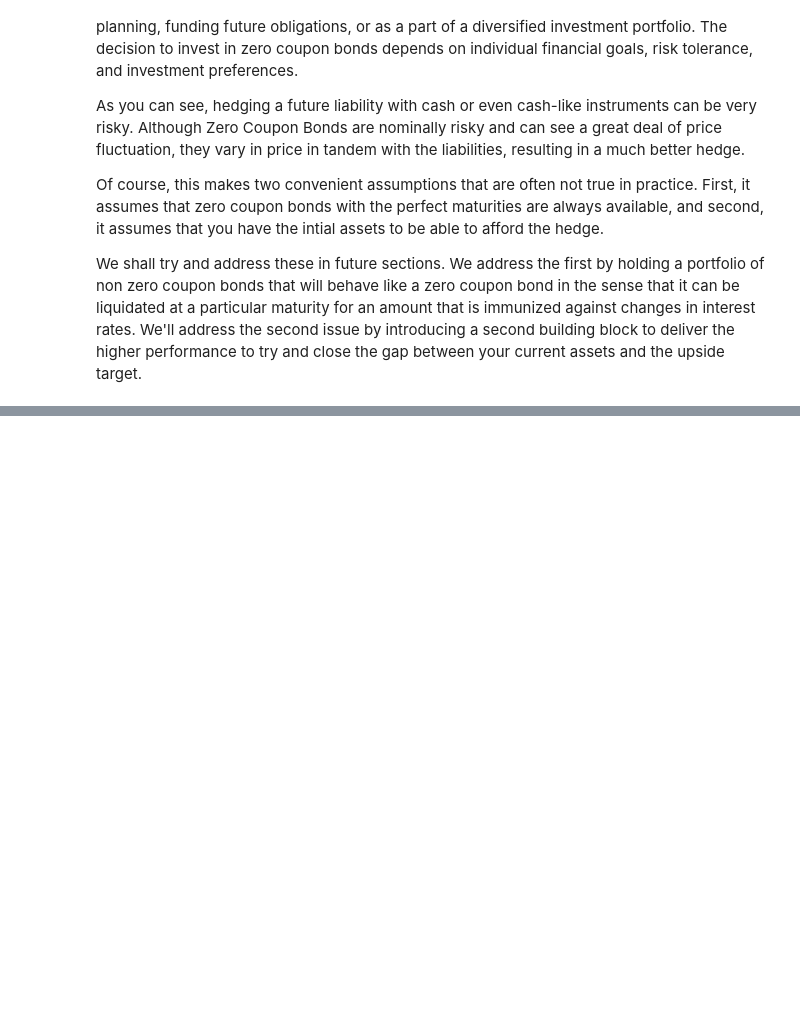
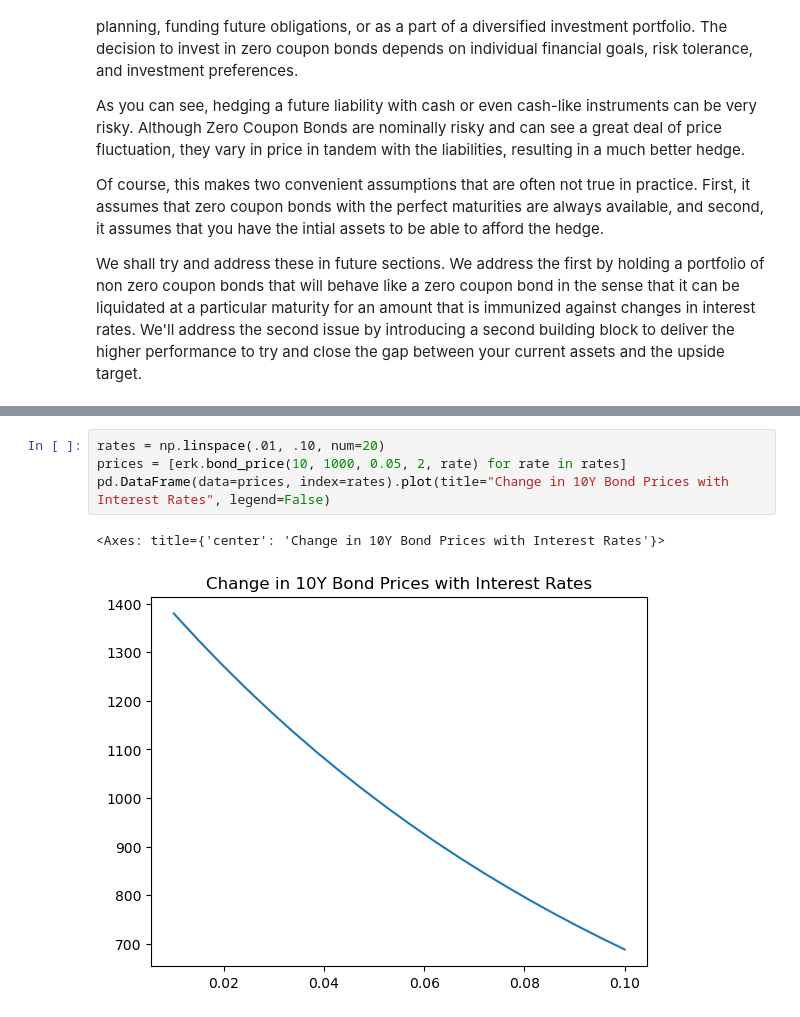
Before and after one commit to ahmet794/Investment-Banking-Asset-Management, a Jupyter notebook: Labs Week 4.ipynb, the cells around one changed output, grey strips where cells are left out. Saved outputs shown, nothing was run; the diff lists cells and outputs as text; blank space fills up the shorter version.

Commit message:
bond_cash_flow and bond_price functionality

```diff
--- a/Labs Week 4.ipynb
+++ b/Labs Week 4.ipynb
@@ -418,0 +430,7 @@ We shall try and address these in future sections. We address the first by holdi
+# %%
+rates = np.linspace(.01, .10, num=20)
+prices = [erk.bond_price(10, 1000, 0.05, 2, rate) for rate in rates]
+pd.DataFrame(data=prices, index=rates).plot(title="Change in 10Y Bond Prices with Interest Rates", legend=False)
+# %% [output]
+<Axes: title={'center': 'Change in 10Y Bond Prices with Interest Rates'}>
+[figure, added]
```
Also changed, not shown: parts of 4 cells of this notebook, 1 other file.
